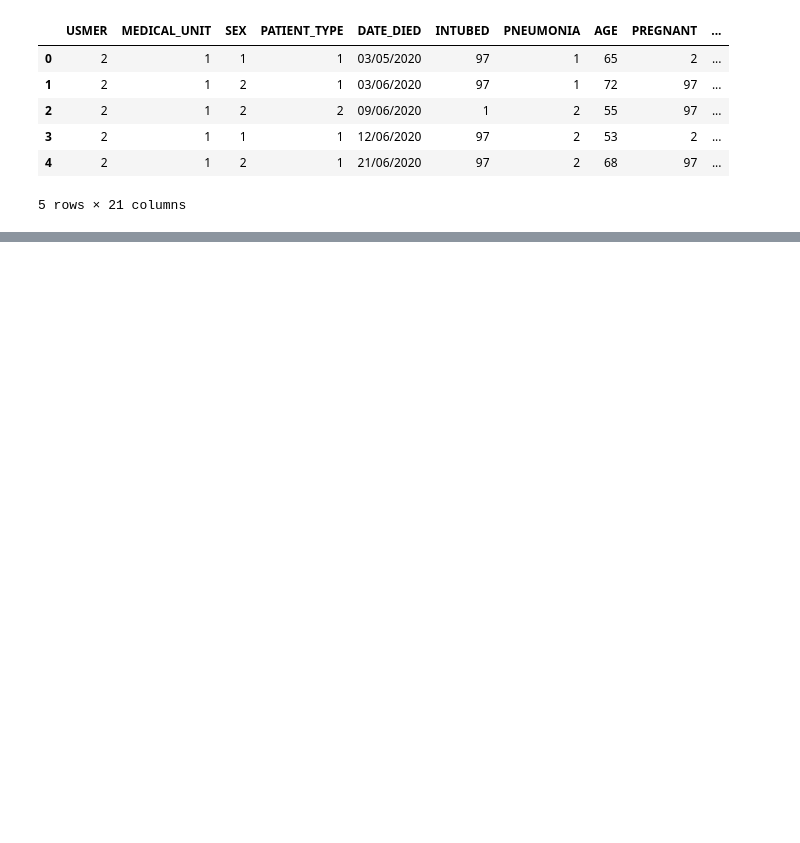
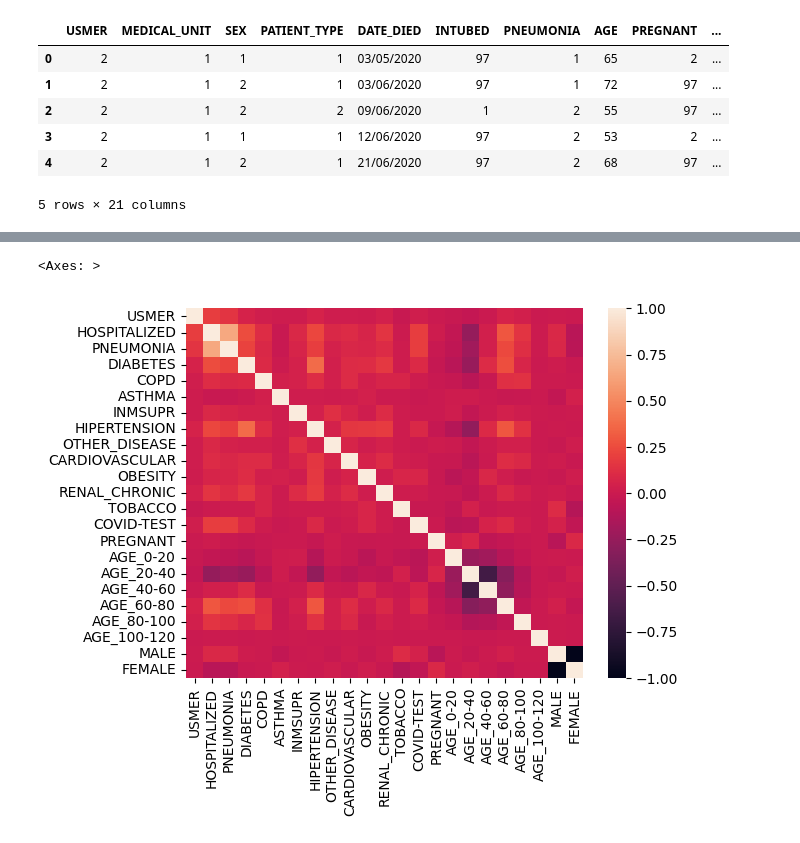
Before and after one commit to IISC-ICAIML-Porject/Covid-19-Mortality-Prediction, a Jupyter notebook: Covid_19_Mortality_prediction.ipynb, the cells around one changed output, grey strips where cells are left out. Saved outputs shown, nothing was run; the diff lists cells and outputs as text; code cells hidden in the pictures; blank space fills up the shorter version.

```diff
--- a/Covid_19_Mortality_prediction.ipynb
+++ b/Covid_19_Mortality_prediction.ipynb
@@ -59,0 +244,4 @@ degrees. 4 or higher means that the patient is not a carrier of covid or that th
+# %%
+# "In data set 9999-99-99 indicates person is not died, so replacing these values with 0. Persons who really died has values 03-03-2020 format. So replacing data format values with 1. So 0 means died, 1 means not died in DATE_DIED column
+
+df_reduced["DATE_DIED"] = [0 if each=="9999-99-99" else 1 for each in df_reduced.DATE_DIED]
@@ -59,0 +293,7 @@ degrees. 4 or higher means that the patient is not a carrier of covid or that th
+# %%
+print("\n\nas per reduced dataset number of samples with patient type 1 and 2 :" , df_reduced["PATIENT_TYPE"].value_counts())
+
+df_reduced.loc[(df_reduced.PATIENT_TYPE == 1), "PATIENT_TYPE"] = df_reduced["PATIENT_TYPE"].replace(1, 0)
+df_reduced.loc[(df_reduced.PATIENT_TYPE == 2), "PATIENT_TYPE"] = df_reduced["PATIENT_TYPE"].replace(2, 1)
+
+print("\n\nafter above steps, number of samples with patient type 1 and 2 :" , df_reduced["PATIENT_TYPE"].value_counts())
@@ -59,0 +313,7 @@ degrees. 4 or higher means that the patient is not a carrier of covid or that th
+# %%
+df_final = df_reduced.copy()
+for col in df_final.columns:
+  df_final = df_final.replace(2,0)
+
+df_final = df_final.astype(int)
+df_final
@@ -59,0 +358,19 @@ degrees. 4 or higher means that the patient is not a carrier of covid or that th
+# %%
+age_bins = [0, 20, 40, 60, 80, 100, 120]
+age_labels = ['0-20', '20-40', '40-60', '60-80','80-100','100-120']
+df_final['AGE_GROUP'] = pd.cut(df_final['AGE'], bins=age_bins, labels=age_labels)
+
+# Apply one hot encoding using pd.get_dummies()
+one_hot_encoded = pd.get_dummies(df_final['AGE_GROUP'], prefix='AGE')
+
+# Concatenate the original dataframe with the one hot encoded dataframe
+df_final = pd.concat([df_final, one_hot_encoded], axis=1)
+
+# Drop the original "AGE" and "AGE_GROUP" columns
+df_final.drop(['AGE', 'AGE_GROUP'], axis=1, inplace=True)
+
+gender_one_hot = pd.get_dummies(df_final['SEX'], prefix='GENDER', prefix_sep='')
+df_final = pd.concat([df_final, gender_one_hot], axis=1)
+df_final.drop(['SEX'], axis=1, inplace=True)
+
+df_final = df_final.rename(columns={'PATIENT_TYPE':'HOSPITALIZED', 'DATE_DIED':'DEATH','CLASIFFICATION_FINAL':'COVID-TEST','GENDER0':'MALE','GENDER1':'FEMALE'})
@@ -59,0 +409,5 @@ degrees. 4 or higher means that the patient is not a carrier of covid or that th
+# %%
+sns.heatmap(data=df_final.drop(axis=1,columns='DEATH').corr())
+# %% [output]
+<Axes: >
+[figure, added]
```
Also changed, not shown: parts of 125 cells of this notebook.
